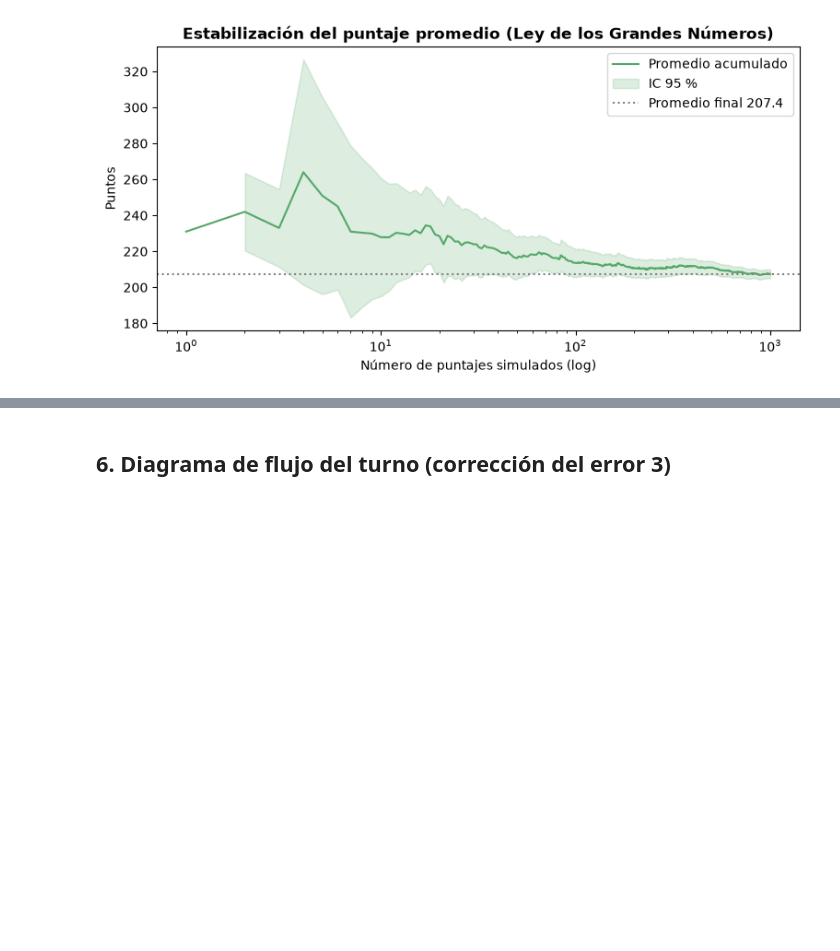
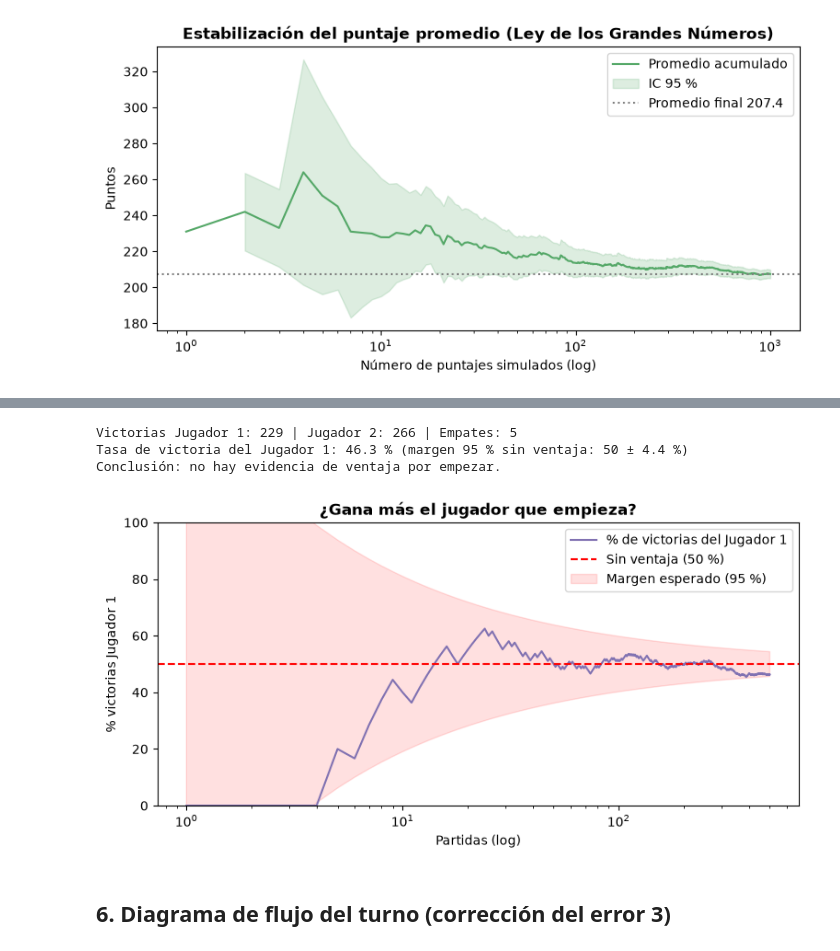
Before and after one commit to sergioagudelo58-rgb/yahtzee-montecarlo-grupo31, a Jupyter notebook: simulacion_01.ipynb, the cells around one changed output, grey strips where cells are left out. Saved outputs shown, nothing was run; the diff lists cells and outputs as text; code cells hidden in the pictures; blank space fills up the shorter version.

Commit message:
CREA: análisis de ventaja del jugador que empieza (sección 5.5)

```diff
--- a/simulacion_01.ipynb
+++ b/simulacion_01.ipynb
@@ -626,3 +630,31 @@ Tiempo: 228.1 s
+# %%
+# CREA: ¿Tiene ventaja el jugador que empieza?
+# Se reutilizan las 500 partidas de la sección 5.4 (no se simula nada nuevo):
+# en 'puntajes' las posiciones pares son del Jugador 1 y las impares del Jugador 2.
+p1, p2 = x[0::2], x[1::2]
+gana_p1 = np.where(p1 > p2, 1.0, np.where(p1 == p2, 0.5, 0.0))   # empate = media victoria
+k = np.arange(1, len(gana_p1) + 1)
+tasa = np.cumsum(gana_p1) / k * 100
+banda = 1.96 * np.sqrt(0.25 / k) * 100     # margen 95 % si no hay ventaja (p = 0,5)
+
+print(f"Victorias Jugador 1: {(p1 > p2).sum()} | Jugador 2: {(p2 > p1).sum()} | Empates: {(p1 == p2).sum()}")
+print(f"Tasa de victoria del Jugador 1: {tasa[-1]:.1f} % (margen 95 % sin ventaja: 50 ± {banda[-1]:.1f} %)")
+print("Conclusión:", "no hay evidencia de ventaja por empezar." if abs(tasa[-1] - 50) <= banda[-1]
+      else "el resultado sugiere una ventaja de turno.")
+
+plt.figure(figsize=(9, 4))
+plt.plot(k, tasa, color="#8172b2", label="% de victorias del Jugador 1")
+plt.axhline(50, color="red", ls="--", label="Sin ventaja (50 %)")
+plt.fill_between(k, 50 - banda, 50 + banda, color="red", alpha=0.12, label="Margen esperado (95 %)")
+plt.xscale("log"); plt.ylim(0, 100)
+plt.title("¿Gana más el jugador que empieza?", fontweight="bold")
+plt.xlabel("Partidas (log)"); plt.ylabel("% victorias Jugador 1"); plt.legend()
+plt.show()
+# %% [output]
+Victorias Jugador 1: 229 | Jugador 2: 266 | Empates: 5
+Tasa de victoria del Jugador 1: 46.3 % (margen 95 % sin ventaja: 50 ± 4.4 %)
+Conclusión: no hay evidencia de ventaja por empezar.
+[figure, added]
 # %% [markdown]
 ## 6. Diagrama de flujo del turno (corrección del error 3)
 # %%
```
Also changed, not shown: parts of 2 cells of this notebook, 1 other file.
